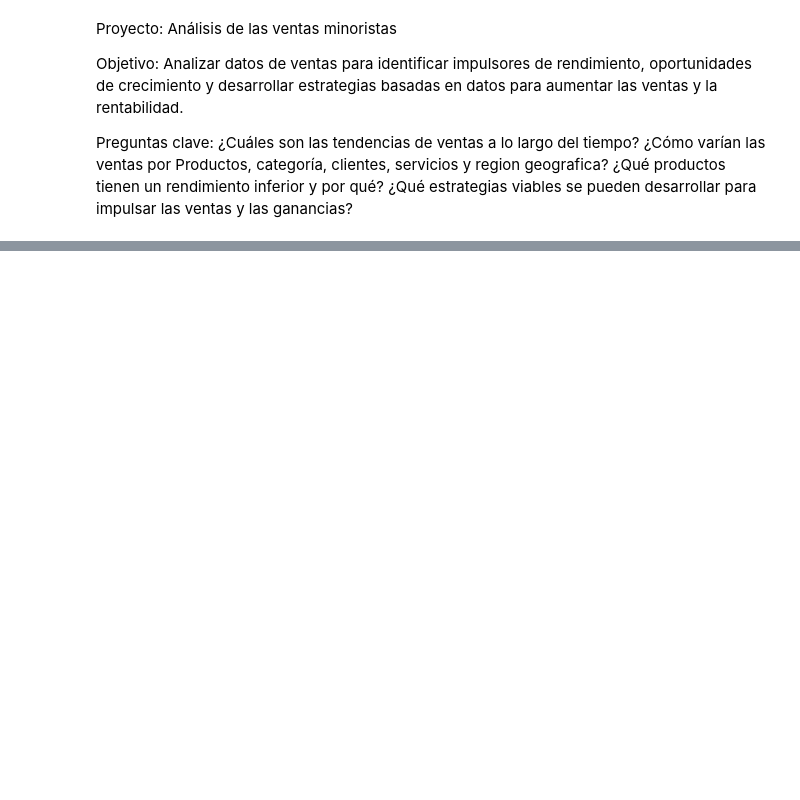
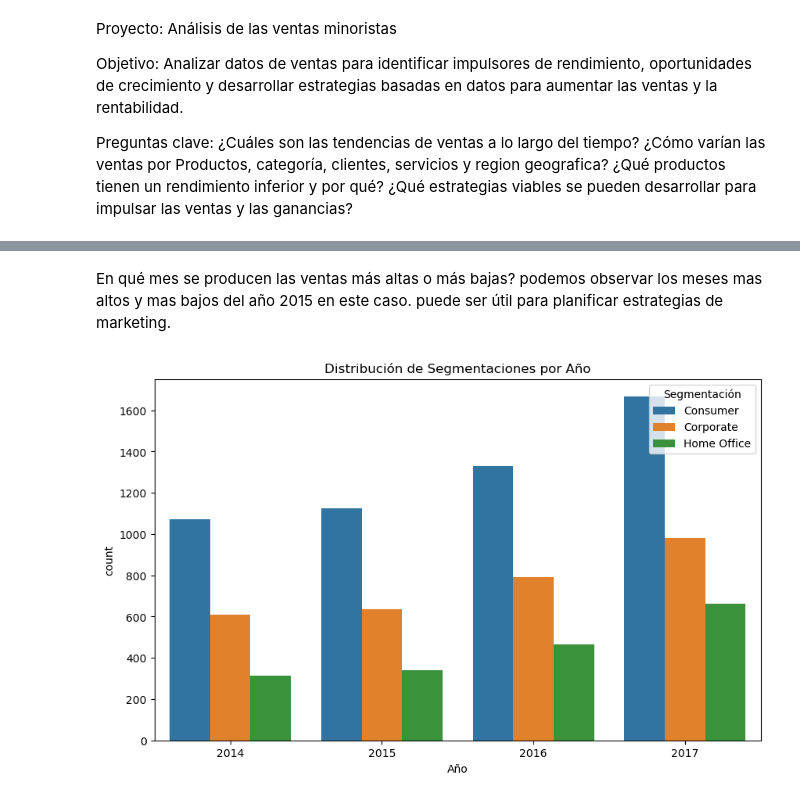
Before and after one commit to eliasruizbone/Coder-DS, a Jupyter notebook: DataSet/SuperTiendas/SuperTiendas-EliasRuizBone.ipynb, the cells around one changed output, grey strips where cells are left out. Cells and saved outputs as stored; diff of their text form; code cells hidden in the pictures; blank space fills up the shorter version.

```diff
--- a/DataSet/SuperTiendas/SuperTiendas-EliasRuizBone.ipynb
+++ b/DataSet/SuperTiendas/SuperTiendas-EliasRuizBone.ipynb
@@ -62,0 +196,15 @@ d
+# %% [markdown]
+En qué mes se producen las ventas más altas o más bajas?
+podemos observar los meses mas altos y mas bajos del año 2015 en este caso. puede ser útil para planificar estrategias de marketing.
+# %%
+plt.figure(figsize=(10, 6))
+sns.countplot(data=df_DataSet, x='Año', hue='Segmento_C')
+plt.xlabel('Año')
+
+plt.title('Distribución de Segmentaciones por Año')
+plt.legend(title='Segmentación', loc='upper right')
+
+
+plt.show()
+# %% [output]
+[figure, added]
```
Also changed, not shown: parts of 15 cells of this notebook.
